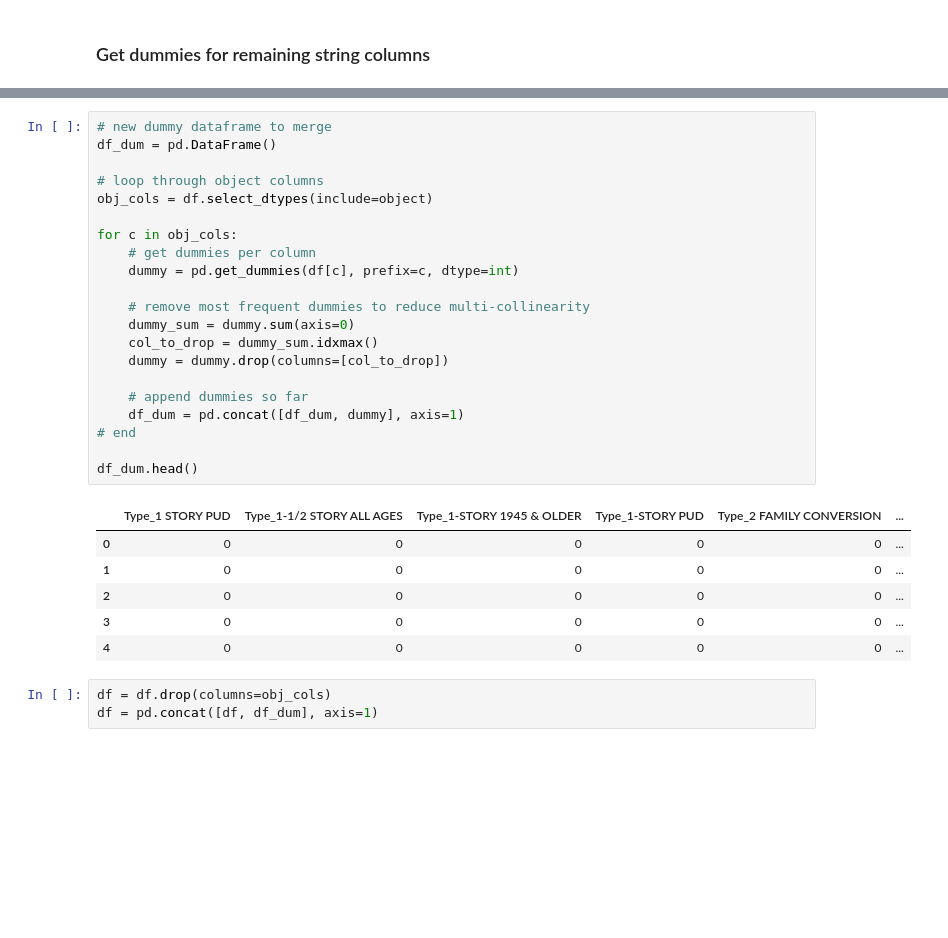
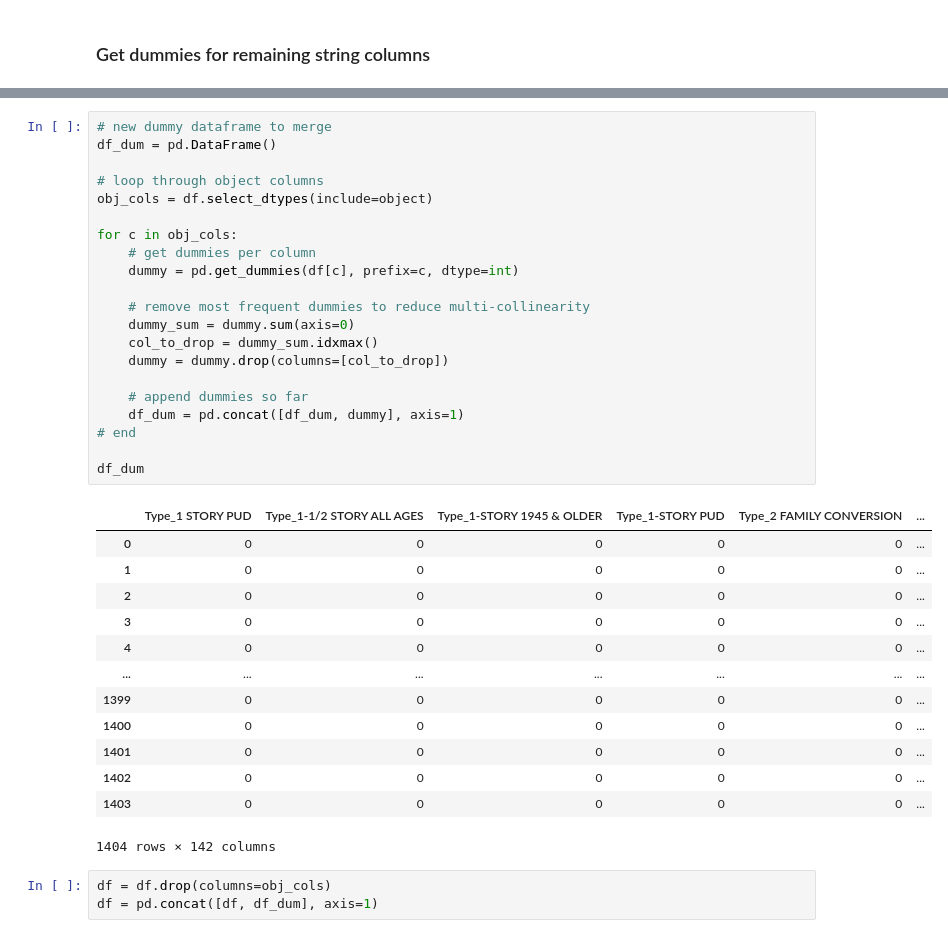
Before and after one commit to gtw2i/MSDS-565-Summer-2026, a Jupyter notebook: Unit 1 - Tabular Data/Demos/U1_RealEstate-2_Preprocess.ipynb, the cells around one changed output, grey strips where cells are left out. Drawn from its saved outputs; the diff is of its cells as text; blank space fills up the shorter version.

```diff
--- a/Unit 1 - Tabular Data/Demos/U1_RealEstate-2_Preprocess.ipynb
+++ b/Unit 1 - Tabular Data/Demos/U1_RealEstate-2_Preprocess.ipynb
@@ -291,31 +303,38 @@ memory usage: 570.5+ KB
 # %%
 # new dummy dataframe to merge
 df_dum = pd.DataFrame()
 
 # loop through object columns
 obj_cols = df.select_dtypes(include=object)
 
 for c in obj_cols:
     # get dummies per column
     dummy = pd.get_dummies(df[c], prefix=c, dtype=int)
 
     # remove most frequent dummies to reduce multi-collinearity
     dummy_sum = dummy.sum(axis=0)
     col_to_drop = dummy_sum.idxmax()
     dummy = dummy.drop(columns=[col_to_drop])
 
     # append dummies so far
     df_dum = pd.concat([df_dum, dummy], axis=1)
 # end
 
-df_dum.head()
+df_dum
 # %% [output]
 |  | Type_1 STORY PUD | Type_1-1/2 STORY ALL AGES | Type_1-STORY 1945 & OLDER | Type_1-STORY PUD | Type_2 FAMILY CONVERSION | ... |
 | 0 | 0 | 0 | 0 | 0 | 0 | ... |
 | 1 | 0 | 0 | 0 | 0 | 0 | ... |
 | 2 | 0 | 0 | 0 | 0 | 0 | ... |
 | 3 | 0 | 0 | 0 | 0 | 0 | ... |
 | 4 | 0 | 0 | 0 | 0 | 0 | ... |
+| ... | ... | ... | ... | ... | ... | ... |
+| 1399 | 0 | 0 | 0 | 0 | 0 | ... |
+| 1400 | 0 | 0 | 0 | 0 | 0 | ... |
+| 1401 | 0 | 0 | 0 | 0 | 0 | ... |
+| 1402 | 0 | 0 | 0 | 0 | 0 | ... |
+| 1403 | 0 | 0 | 0 | 0 | 0 | ... |
+1404 rows × 142 columns
 # %%
 df = df.drop(columns=obj_cols)
 df = pd.concat([df, df_dum], axis=1)
```
Also changed, not shown: parts of 5 cells of this notebook, 5 other files.
